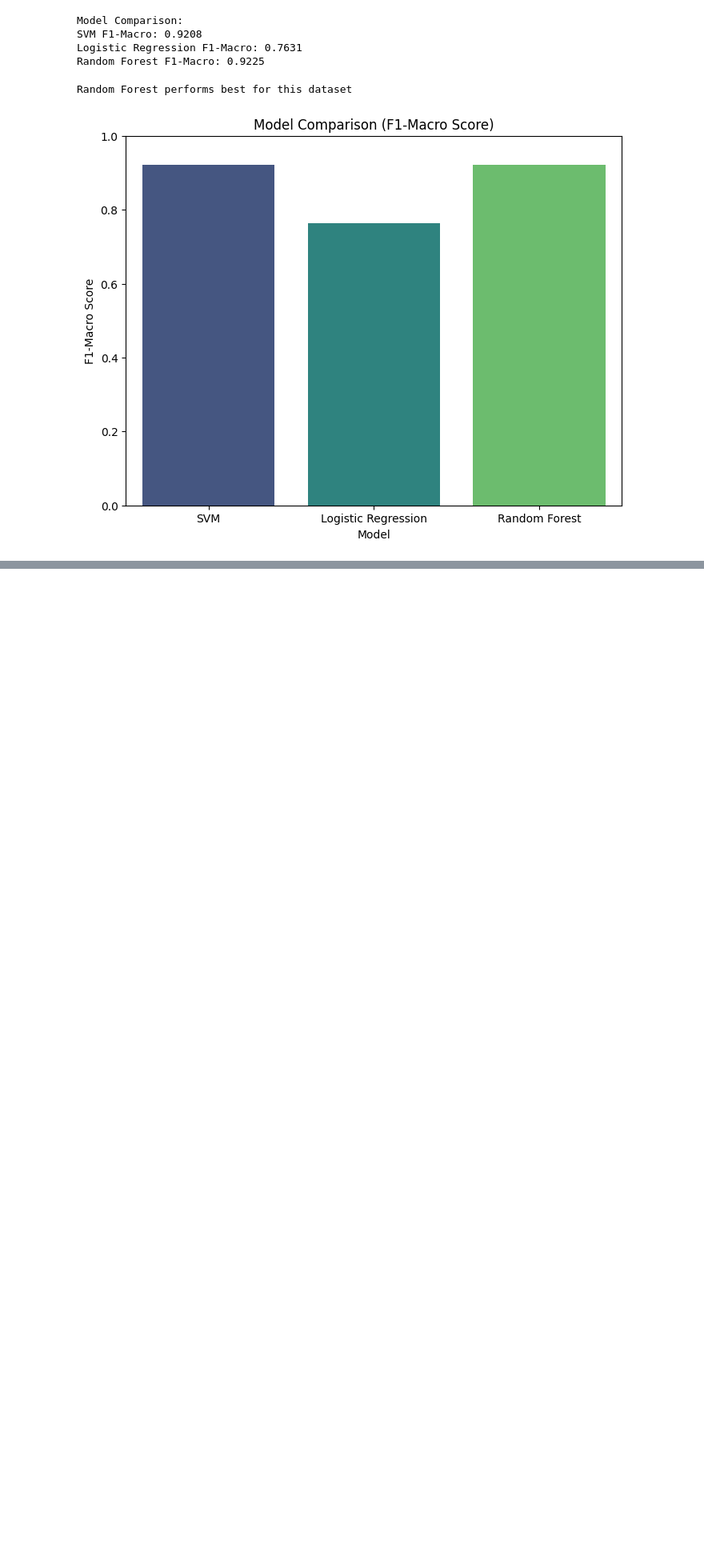
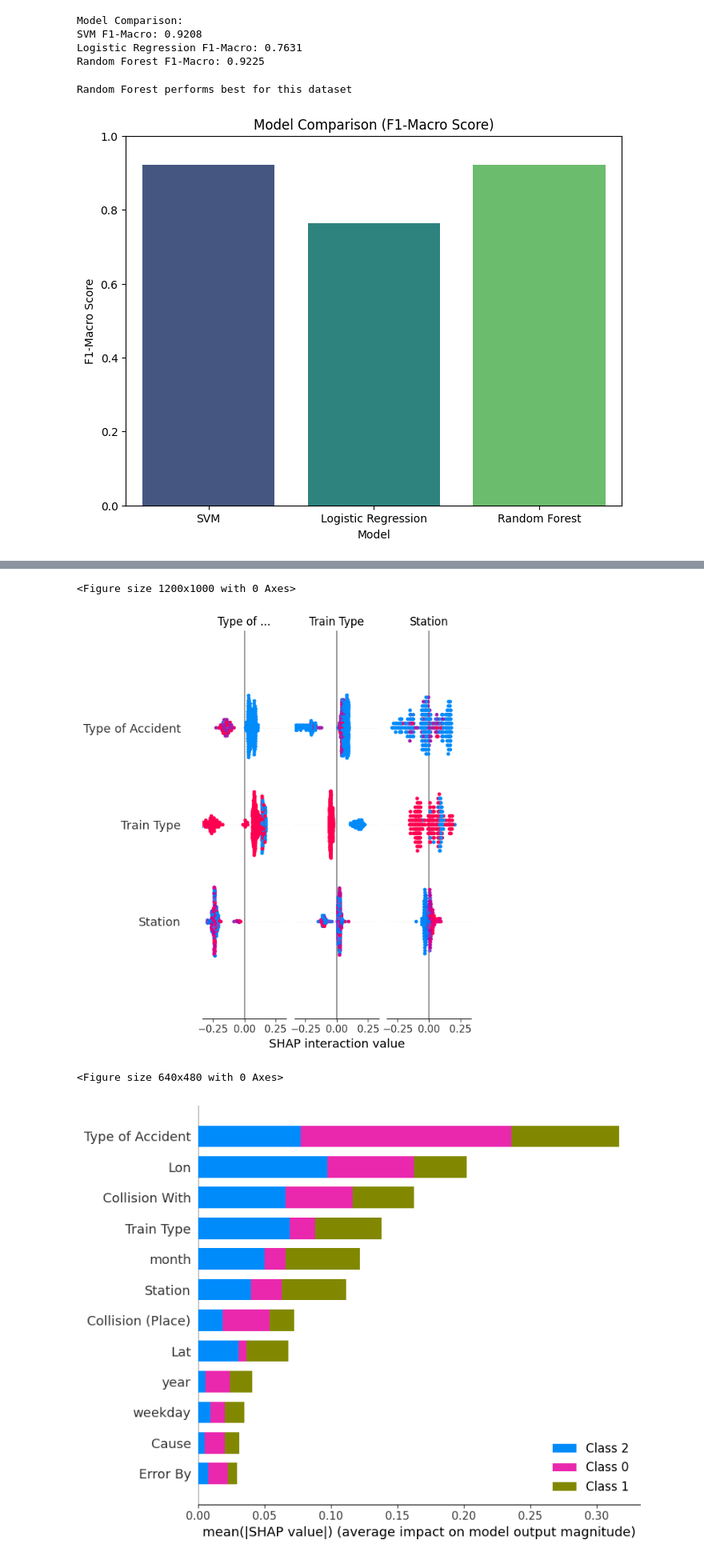
Before and after one commit to HBSAIKAT/Railway-Accident-Severity-Prediction, a Jupyter notebook: acdt.ipynb, the cells around one changed output, grey strips where cells are left out. Shown at 80% size. Saved outputs shown, nothing was run; the diff lists cells and outputs as text; code cells hidden in the pictures; blank space fills up the shorter version.

```diff
--- a/acdt.ipynb
+++ b/acdt.ipynb
@@ -1371,0 +1378,49 @@ Please enter the details for the accident:
+# %%
+# Load your saved model
+grid_search_model = joblib.load('rf_severity_model.pkl')
+
+# Extract the best estimator (the trained pipeline) from the GridSearchCV object
+best_pipeline = grid_search_model.best_estimator_
+
+# Extract the preprocessor and model from the best pipeline
+preprocessor = best_pipeline.named_steps['preprocessor']
+rf_model = best_pipeline.named_steps['classifier']
+
+# Get feature names after preprocessing
+# This is crucial for creating meaningful explanations
+cat_encoder = preprocessor.named_transformers_['cat']
+# Use the original categorical_cols list that the encoder was fitted on
+cat_feature_names = cat_encoder.get_feature_names_out(categorical_cols)
+numerical_features = ['Lat', 'Lon', 'year', 'month', 'weekday']
+all_feature_names = np.concatenate([cat_feature_names, numerical_features])
+
+# Now we need a sample of data to explain
+# For this, we'll load your original augmented data
+df = pd.read_csv('Final_augmented_data_acdt.csv')
+X = df.drop('severity', axis=1)
+
+# Apply the same preprocessing to get the transformed data
+X_transformed = preprocessor.transform(X)
+
+# Create SHAP explainer
+explainer = shap.TreeExplainer(rf_model)
+shap_values = explainer.shap_values(X_transformed)
+# %%
+# Generate SHAP summary plot for global interpretation
+plt.figure(figsize=(12, 10))
+shap.summary_plot(shap_values, X_transformed, feature_names=all_feature_names)
+plt.tight_layout()
+plt.savefig('global_shap_summary.png')
+plt.show()
+
+# Create a bar plot of average absolute SHAP values
+plt.figure(figsize=(12, 10))
+shap.summary_plot(shap_values, X_transformed, feature_names=all_feature_names, plot_type="bar")
+plt.tight_layout()
+plt.savefig('shap_bar_plot.png')
+plt.show()
+# %% [output]
+<Figure size 1200x1000 with 0 Axes>
+[figure, added]
+<Figure size 640x480 with 0 Axes>
+[figure, added]
```
Also changed, not shown: parts of 7 cells of this notebook.
